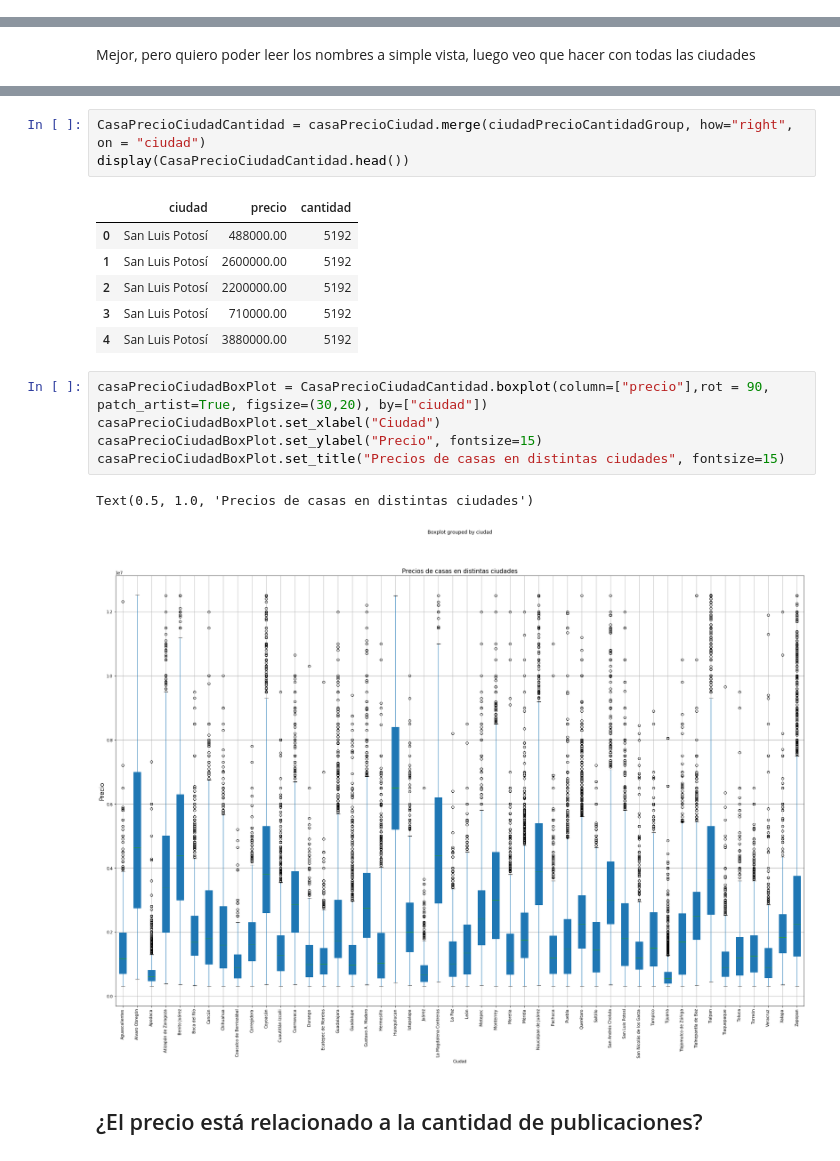
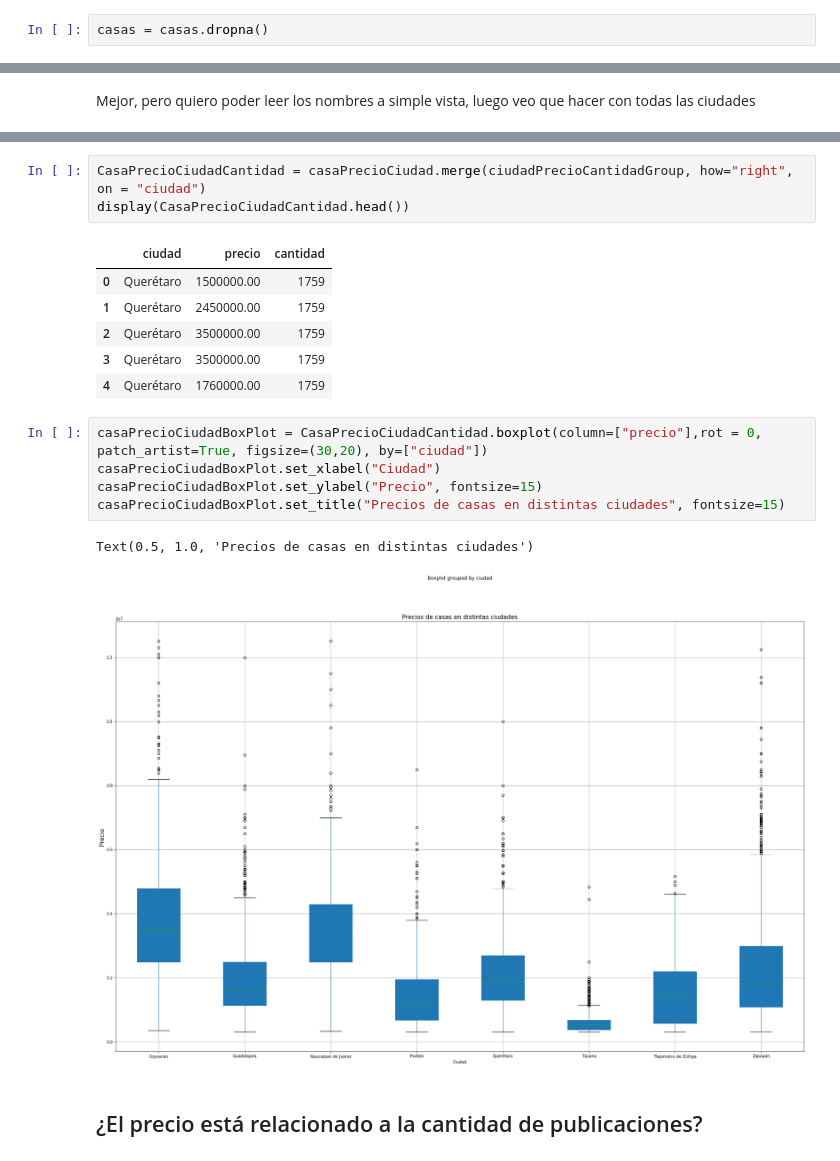
Before and after one commit to gdbien/9558-Organizacion-de-Datos, a Jupyter notebook: TP1/Lucas/HousesAnalysis.ipynb, the cells around one changed output, grey strips where cells are left out. Cells and saved outputs as stored; diff of their text form.

```diff
--- a/TP1/Lucas/HousesAnalysis.ipynb
+++ b/TP1/Lucas/HousesAnalysis.ipynb
@@ -63,3 +65,5 @@ Voy a ver si encuentro algun atributo donde haya cantidades parejas, y ver si ha
+# %%
+casas = casas.dropna()
 # %% [markdown]
 * ### Piscina (Supongo que es inutil, por la diferencia de cantidades)
 # %%
@@ -209,19 +209,19 @@ CasaPrecioCiudadCantidad = casaPrecioCiudad.merge(ciudadPrecioCantidadGroup, how
 display(CasaPrecioCiudadCantidad.head())
 # %% [output]
 |  | ciudad | precio | cantidad |
-| 0 | San Luis Potosí | 488000.00 | 5192 |
-| 1 | San Luis Potosí | 2600000.00 | 5192 |
-| 2 | San Luis Potosí | 2200000.00 | 5192 |
-| 3 | San Luis Potosí | 710000.00 | 5192 |
-| 4 | San Luis Potosí | 3880000.00 | 5192 |
+| 0 | Querétaro | 1500000.00 | 1759 |
+| 1 | Querétaro | 2450000.00 | 1759 |
+| 2 | Querétaro | 3500000.00 | 1759 |
+| 3 | Querétaro | 3500000.00 | 1759 |
+| 4 | Querétaro | 1760000.00 | 1759 |
 # %%
-casaPrecioCiudadBoxPlot = CasaPrecioCiudadCantidad.boxplot(column=["precio"],rot = 90, patch_artist=True, figsize=(30,20), by=["ciudad"])
+casaPrecioCiudadBoxPlot = CasaPrecioCiudadCantidad.boxplot(column=["precio"],rot = 0, patch_artist=True, figsize=(30,20), by=["ciudad"])
 casaPrecioCiudadBoxPlot.set_xlabel("Ciudad")
 casaPrecioCiudadBoxPlot.set_ylabel("Precio", fontsize=15)
 casaPrecioCiudadBoxPlot.set_title("Precios de casas en distintas ciudades", fontsize=15)
 # %% [output]
 Text(0.5, 1.0, 'Precios de casas en distintas ciudades')
-[figure, old version]
+[figure, new version]
 # %% [markdown]
 ## ¿El precio está relacionado a la cantidad de publicaciones?
 # %%
```
Also changed, not shown: parts of 30 cells of this notebook.
